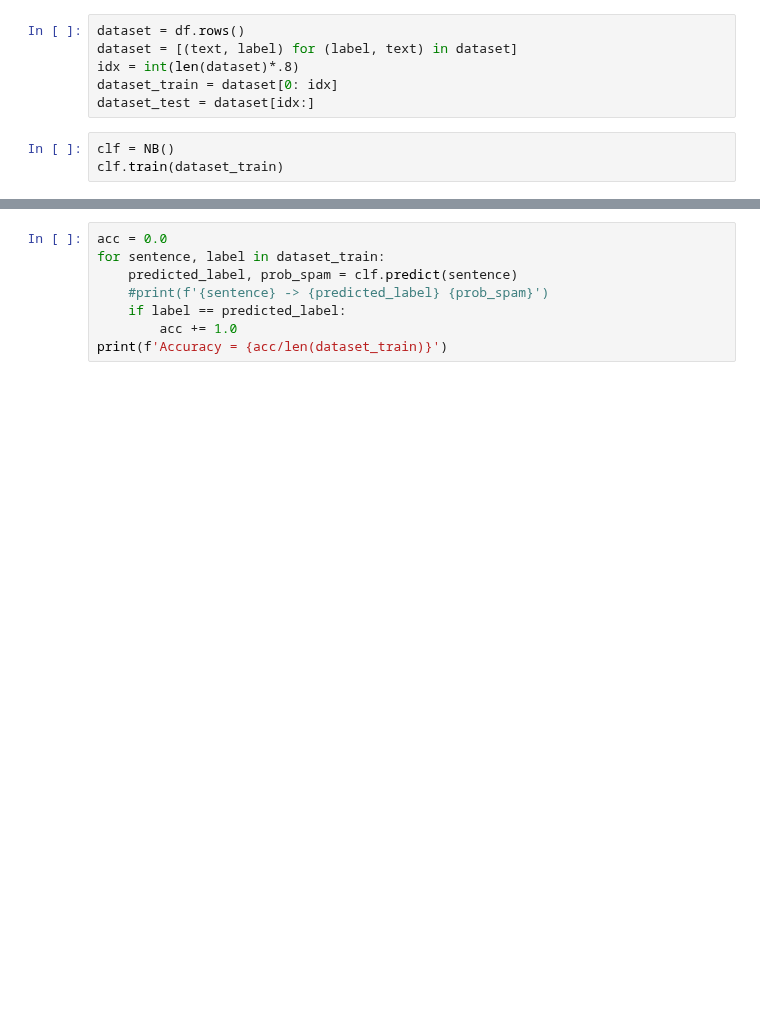
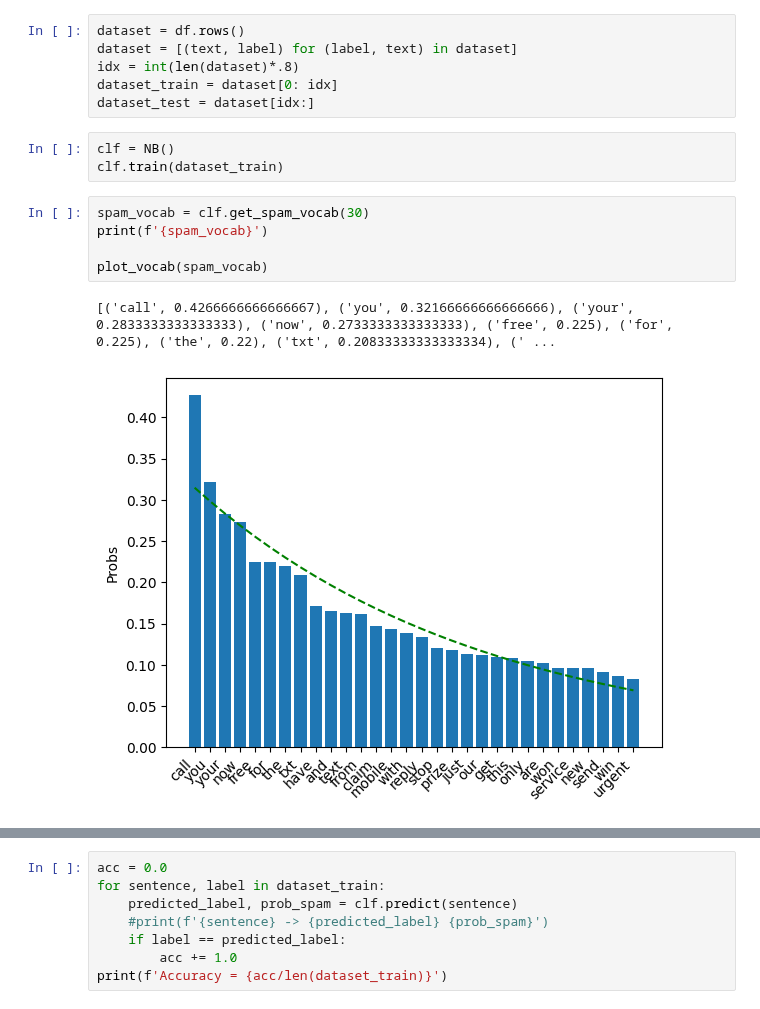
Before and after one commit to detiuaveiro/aas, a Jupyter notebook: notebooks/notebook_01.ipynb, the cells around one changed output, grey strips where cells are left out. Cells and saved outputs as stored; diff of their text form; blank space fills up the shorter version.

```diff
--- a/notebooks/notebook_01.ipynb
+++ b/notebooks/notebook_01.ipynb
@@ -252,3 +318,11 @@ dataset_test = dataset[idx:]
 # %%
 clf = NB()
 clf.train(dataset_train)
+# %%
+spam_vocab = clf.get_spam_vocab(30)
+print(f'{spam_vocab}')
+
+plot_vocab(spam_vocab)
+# %% [output]
+[('call', 0.4266666666666667), ('you', 0.32166666666666666), ('your', 0.2833333333333333), ('now', 0.2733333333333333), ('free', 0.225), ('for', 0.225), ('the', 0.22), ('txt', 0.20833333333333334), (' ...
+[figure, added]
```
Also changed, not shown: parts of 7 cells of this notebook, 5 other files.
